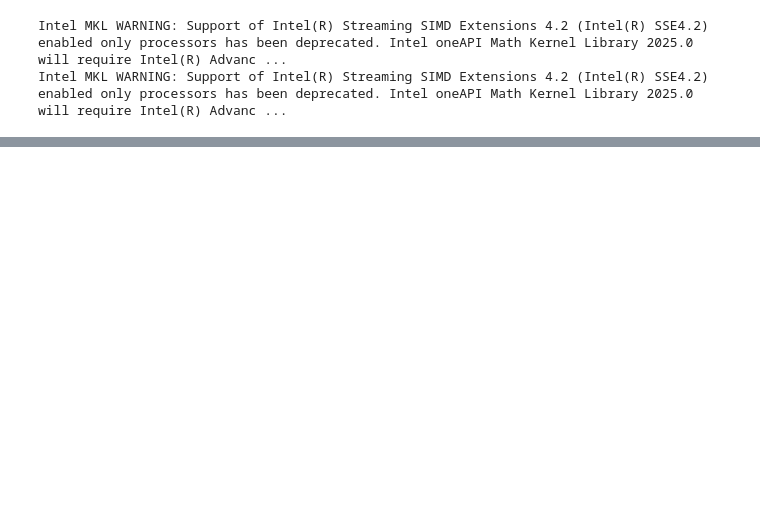
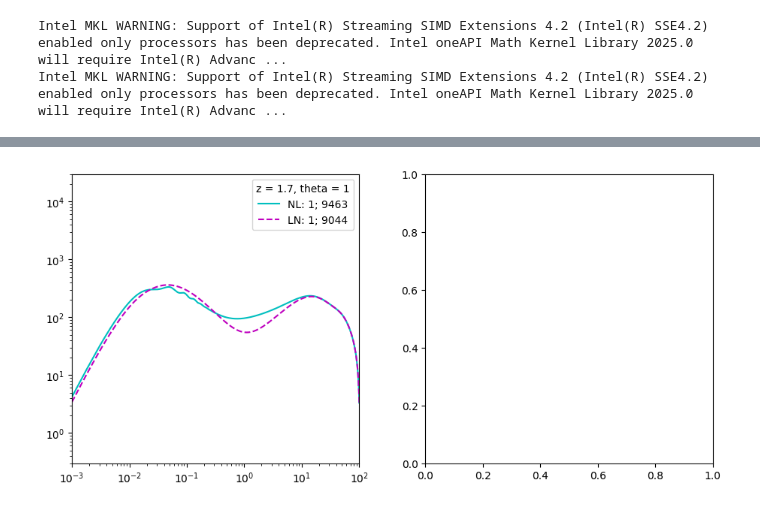
Before and after one commit to Ferr013/GALESS, a Jupyter notebook: examples/HOD_test.ipynb, the cells around one changed output, grey strips where cells are left out. Saved outputs shown, nothing was run; the diff lists cells and outputs as text; code cells hidden in the pictures; blank space fills up the shorter version.

Commit message:
Integration problem is related to oscillations of the Bessel function. To be fixed on monday hopefully

```diff
--- a/examples/HOD_test.ipynb
+++ b/examples/HOD_test.ipynb
@@ -33,0 +91,92 @@ plt.show()
+# %%
+from scipy import integrate
+from scipy import special
+import mpmath
+from hmf import MassFunction
+from halomod.bias import Tinker10
+from astropy.cosmology import FlatLambdaCDM
+cosmo  = FlatLambdaCDM(H0=67.74, Om0=0.3089, Tcmb0=2.725)
+OmegaM = cosmo.Om(0)
+OmegaL = cosmo.Ode(0)
+OmegaK = cosmo.Ok(0)
+OmegaB = 0.049
+OmegaC = OmegaM-OmegaB
+H0 = cosmo.H(0).value
+h  = H0/100
+c_light  = 299792.458
+
+_PS_NORM_ = HOD.norm_power_spectrum()
+M_h_array, HMF_array, nu_array, hmf_k, hmf_PS = HOD.init_lookup_table(z, REWRITE_TBLS=False)
+NCEN = HOD.N_cen(M_h_array, M_min, sigma_logM)
+NSAT = HOD.N_sat(M_h_array, M_sat, alpha, M_min, sigma_logM)
+D_ratio   = (HOD.D_growth_factor(z)/HOD.D_growth_factor(0))**2 if z != 0 else 1
+bias = Tinker10(nu=nu_array).bias() if 1 else HOD.halo_bias_TINKER(nu_array)
+N_G  = HOD.n_g(M_min, sigma_logM, M_sat, alpha, z, M_h_array, HMF_array)
+comoving_distance_z = cosmo.comoving_distance(z).value
+crit_dens_rescaled = (4/3*np.pi*cosmo.critical_density(z).value*200*2e40)
+
+USE_MY_PS = 0
+if (USE_MY_PS):
+    k_array = np.logspace(-3, 3, 2000)
+    dlogk = np.log(k_array[1]/k_array[0])
+else:
+    k_array = hmf_k
+    dlogk = np.log(hmf_k[1]/hmf_k[0])
+PS_1 = [HOD.PS_1h(k, M_min, sigma_logM, M_sat, alpha, z, crit_dens_rescaled, M_h_array, HMF_array, N_G, NCEN, NSAT) for k in k_array]
+PS_2 = [HOD.PS_2h(k, M_min, sigma_logM, M_sat, alpha, z, crit_dens_rescaled, M_h_array, HMF_array, N_G, NCEN, NSAT, bias, hmf_k, hmf_PS, D_ratio, _PS_NORM_, USE_MY_PS) for k in k_array]
+PS_2_corr =  np.array(PS_2) if USE_MY_PS else hmf_PS * np.array(PS_2)
+factor = np.array([HOD.factor_k(k, _theta_/206265, comoving_distance_z) for k in k_array])
+F_k_hmf = (np.array(PS_1) + PS_2_corr) * factor
+INT_hmf = 1#mpmath.quadosc(F_k_hmf, [0.001, mpmath.inf], period=2*np.pi)
+INT_hmf_simps = integrate.simps(F_k_hmf, k_array)
+
+
+USE_MY_PS = 1
+if (USE_MY_PS):
+    k_array = np.logspace(-3, 3, 2000)
+    dlogk = np.log(k_array[1]/k_array[0])
+else:
+    k_array = hmf_k
+    dlogk = np.log(hmf_k[1]/hmf_k[0])
+PS_1 = [HOD.PS_1h(k, M_min, sigma_logM, M_sat, alpha, z, crit_dens_rescaled, M_h_array, HMF_array, N_G, NCEN, NSAT) for k in k_array]
+PS_2 = [HOD.PS_2h(k, M_min, sigma_logM, M_sat, alpha, z, crit_dens_rescaled, M_h_array, HMF_array, N_G, NCEN, NSAT, bias, hmf_k, hmf_PS, D_ratio, _PS_NORM_, USE_MY_PS) for k in k_array]
+PS_2_corr =  np.array(PS_2) if USE_MY_PS else hmf_PS * np.array(PS_2)
+factor = np.array([HOD.factor_k(k, _theta_/206265, comoving_distance_z) for k in k_array])
+F_k_anl = (np.array(PS_1) + PS_2_corr) * factor
+
+def Integrand_k(k, theta, comoving_distance_z):
+    k / (2*np.pi) * special.j0(k * theta * comoving_distance_z)
+
+INT_anl = 1#mpmath.quadosc(F_k_anl, [0.001, mpmath.inf], period=2*np.pi)
+INT_anl_simps = integrate.simps(F_k_anl, k_array)
+
+fig, ax = plt.subplots(1, 2, figsize=(11, 5), sharex=False, sharey=False)
+plt.subplots_adjust(wspace=.23, hspace=.2)
+ax[0].plot(hmf_k, F_k_hmf, c = 'c', ls = '-', label = 'NL: '+str(int(INT_hmf))+'; '+str(int(INT_hmf_simps)))
+ax[0].plot(k_array, F_k_anl, c = 'm', ls = '--', label = 'LN: '+str(int(INT_anl))+'; '+str(int(INT_anl_simps)))
+ax[0].set_xscale('log')
+ax[0].set_yscale('log')
+ax[0].set_xlim((1e-3, 1e2))
+ax[0].set_ylim((3e-1, 3e4))
+ax[0].legend(title=f'z = {z}, theta = {_theta_}')
+
+H_z = [cosmo.H(z).value for z in z_array]
+factor_z =  np.power(np.array(N_z_nrm), 2) / (c_light / np.array(H_z))
+
+intg1 = [HOD.omega_z_component_1(z, _theta_/206265, M_min, sigma_logM, M_sat, alpha, NCEN, NSAT, _PS_NORM_, USE_MY_PS = 0, REWRITE_TBLS = False) for z in z_array]
+intg2 = [HOD.omega_z_component_2(z, _theta_/206265, M_min, sigma_logM, M_sat, alpha, NCEN, NSAT, _PS_NORM_, USE_MY_PS = 0, REWRITE_TBLS = False) for z in z_array]
+intg1_hmf, intg2_hmf = np.array(intg1), np.array(intg2)
+OM1_hmf, OM2_hmf = np.trapz(intg1_hmf * factor_z, z_array), np.trapz(intg2_hmf * factor_z, z_array)
+
+intg1 = [HOD.omega_z_component_1(z, _theta_/206265, M_min, sigma_logM, M_sat, alpha, NCEN, NSAT, _PS_NORM_, USE_MY_PS = 1, REWRITE_TBLS = False) for z in z_array]
+intg2 = [HOD.omega_z_component_2(z, _theta_/206265, M_min, sigma_logM, M_sat, alpha, NCEN, NSAT, _PS_NORM_, USE_MY_PS = 1, REWRITE_TBLS = False) for z in z_array]
+intg1_anl, intg2_anl = np.array(intg1), np.array(intg2)
+OM1_anl, OM2_anl = np.trapz(intg1_anl * factor_z, z_array), np.trapz(intg2_anl * factor_z, z_array)
+
+ax[1].plot(z_array, intg1_hmf * factor_z, c = 'c', ls = '-'     , label = f'NL 1: {OM1_hmf:.1e}')
+ax[1].plot(z_array, intg2_hmf * factor_z, c = 'lime', ls = '-'  , label = f'NL 2: {OM2_hmf:.1e}')
+ax[1].plot(z_array, intg1_anl * factor_z, c = 'm', ls = ':'     , label = f'LN 1: {OM1_anl:.1e}')
+ax[1].plot(z_array, intg2_anl * factor_z, c = 'orange', ls = ':', label = f'LN 2: {OM2_anl:.1e}')
+ax[1].legend()
+plt.show()
+# %% [output]
@@ -34 +186,2 @@ plt.show()
+[figure, added]
 # %%
```
Also changed, not shown: parts of 6 cells of this notebook, 21 other files.
